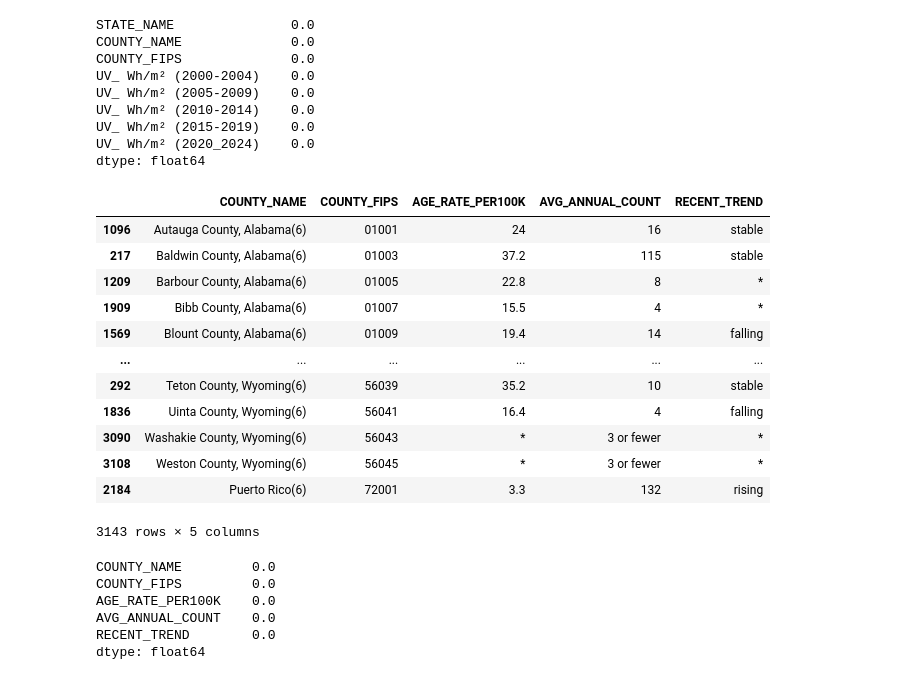
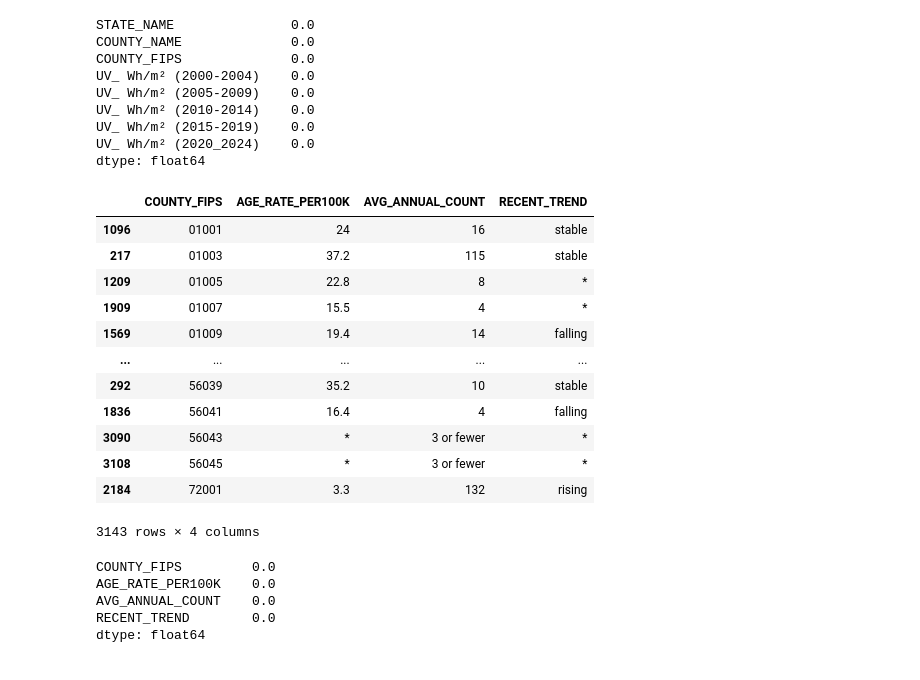
Before and after one commit to brevans25/uv-exposure-melanoma-analysis, a Jupyter notebook: notebooks/uv-exposure-melanoma-analysis.ipynb, the cells around one changed output. Saved outputs shown, nothing was run; the diff lists cells and outputs as text; code cells hidden in the pictures.

Commit message:
Merged datasets and normalized columns

```diff
--- a/notebooks/uv-exposure-melanoma-analysis.ipynb
+++ b/notebooks/uv-exposure-melanoma-analysis.ipynb
@@ -57,42 +57,41 @@ dtype: float64
 # %%
 melanoma_incidence = pd.read_csv('../datasets/melanoma-county-incidence.csv', dtype={'FIPS': str}, skiprows=8, skipfooter=35, engine='python')
 melanoma_incidence.columns
-melanoma_incidence.drop(columns=['2023 Rural-Urban Continuum Codes([rural urban note])',
+melanoma_incidence.drop(columns=['County',
+                                 '2023 Rural-Urban Continuum Codes([rural urban note])',
                                  'Lower 95% Confidence Interval',
                                  'Upper 95% Confidence Interval',
                                  'CI*Rank([rank note])',
                                  'Lower CI (CI*Rank)',
                                  'Upper CI (CI*Rank)',
                                  'Recent 5-Year Trend ([trend note]) in Incidence Rates',
                                  'Lower 95% Confidence Interval.1',
                                  'Upper 95% Confidence Interval.1'], inplace=True)
-melanoma_incidence.rename({'County': 'COUNTY_NAME',
-                           'FIPS': 'COUNTY_FIPS',
+melanoma_incidence.rename({'FIPS': 'COUNTY_FIPS',
                            'Age-Adjusted Incidence Rate([rate note]) - cases per 100,000': 'AGE_RATE_PER100K',
                            'Average Annual Count': 'AVG_ANNUAL_COUNT',
                            'Recent Trend': 'RECENT_TREND'}, axis=1, inplace=True)
 melanoma_incidence['COUNTY_FIPS'] = melanoma_incidence['COUNTY_FIPS'].str.zfill(5)
 melanoma_incidence = melanoma_incidence[melanoma_incidence['COUNTY_FIPS'] != '00000'] # drops the annual agreggate row that has COUNTY_FIPS = '00000'
 melanoma_incidence = melanoma_incidence.sort_values(['COUNTY_FIPS'])
 melanoma_incidence
 # %% [output]
-|  | COUNTY_NAME | COUNTY_FIPS | AGE_RATE_PER100K | AVG_ANNUAL_COUNT | RECENT_TREND |
-| 1096 | Autauga County, Alabama(6) | 01001 | 24 | 16 | stable |
-| 217 | Baldwin County, Alabama(6) | 01003 | 37.2 | 115 | stable |
-| 1209 | Barbour County, Alabama(6) | 01005 | 22.8 | 8 | * |
-| 1909 | Bibb County, Alabama(6) | 01007 | 15.5 | 4 | * |
-| 1569 | Blount County, Alabama(6) | 01009 | 19.4 | 14 | falling |
-| ... | ... | ... | ... | ... | ... |
-| 292 | Teton County, Wyoming(6) | 56039 | 35.2 | 10 | stable |
-| 1836 | Uinta County, Wyoming(6) | 56041 | 16.4 | 4 | falling |
-| 3090 | Washakie County, Wyoming(6) | 56043 | * | 3 or fewer | * |
-| 3108 | Weston County, Wyoming(6) | 56045 | * | 3 or fewer | * |
-| 2184 | Puerto Rico(6) | 72001 | 3.3 | 132 | rising |
+|  | COUNTY_FIPS | AGE_RATE_PER100K | AVG_ANNUAL_COUNT | RECENT_TREND |
+| 1096 | 01001 | 24 | 16 | stable |
+| 217 | 01003 | 37.2 | 115 | stable |
+| 1209 | 01005 | 22.8 | 8 | * |
+| 1909 | 01007 | 15.5 | 4 | * |
+| 1569 | 01009 | 19.4 | 14 | falling |
+| ... | ... | ... | ... | ... |
+| 292 | 56039 | 35.2 | 10 | stable |
+| 1836 | 56041 | 16.4 | 4 | falling |
+| 3090 | 56043 | * | 3 or fewer | * |
+| 3108 | 56045 | * | 3 or fewer | * |
+| 2184 | 72001 | 3.3 | 132 | rising |
-3143 rows × 5 columns
+3143 rows × 4 columns
 # %%
 melanoma_incidence.isna().sum() * 100/len(melanoma_incidence)
 # %% [output]
-COUNTY_NAME         0.0
 COUNTY_FIPS         0.0
 AGE_RATE_PER100K    0.0
 AVG_ANNUAL_COUNT    0.0
```
Also changed, not shown: parts of 6 cells of this notebook.
